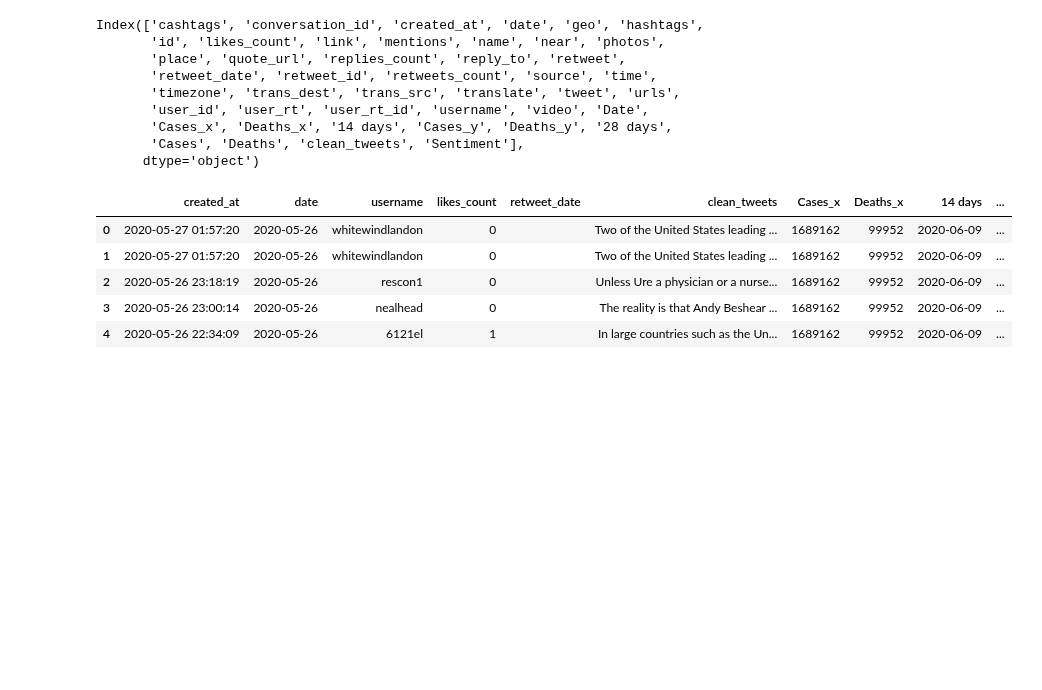
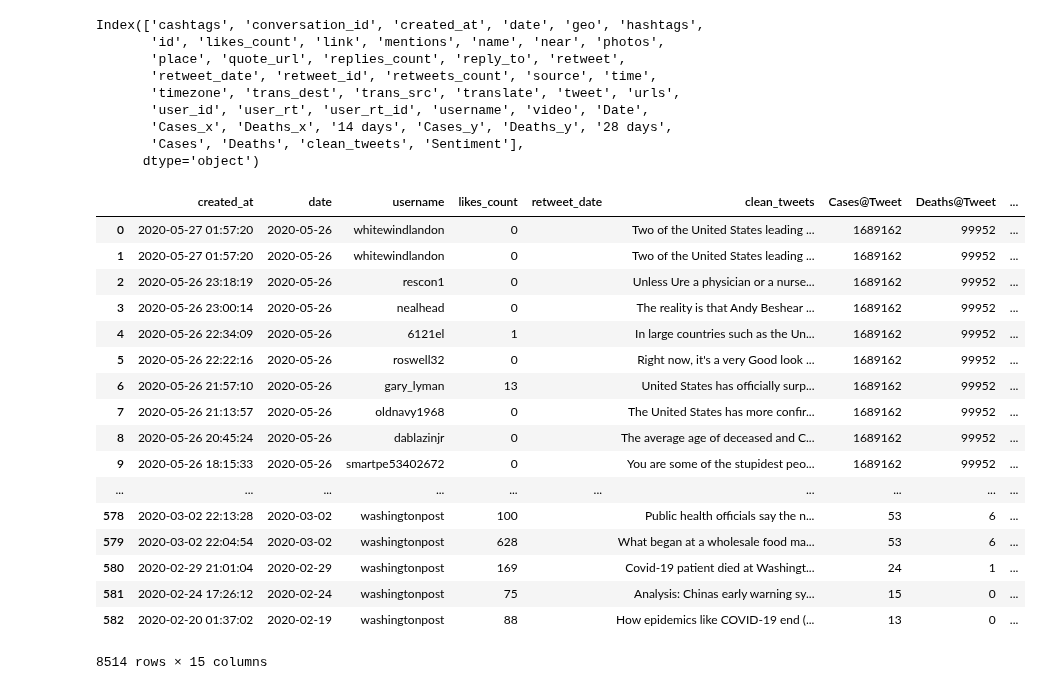
Before and after one commit to jdsmithwes/Capstone-Project, a Jupyter notebook: Covid_notebook_7_14.ipynb, the cells around one changed output. Drawn from its saved outputs; the diff is of its cells as text; code cells hidden in the pictures; blank space fills up the shorter version.

```diff
--- a/Covid_notebook_7_14.ipynb
+++ b/Covid_notebook_7_14.ipynb
@@ -273,10 +274,23 @@ Index(['cashtags', 'conversation_id', 'created_at', 'date', 'geo', 'hashtags',
 Sentiment_Tweet_df = Master_Tweet_df[['created_at','date','username','likes_count','retweet_date','clean_tweets','Cases_x','Deaths_x','14 days','Cases_y','Deaths_y','28 days','Cases','Deaths','Sentiment']]
-# %%
-Sentiment_Tweet_df.head(5)
-# %% [output]
-|  | created_at | date | username | likes_count | retweet_date | clean_tweets | Cases_x | Deaths_x | 14 days | ... |
-| 0 | 2020-05-27 01:57:20 | 2020-05-26 | whitewindlandon | 0 |  | Two of the United States leading ... | 1689162 | 99952 | 2020-06-09 | ... |
-| 1 | 2020-05-27 01:57:20 | 2020-05-26 | whitewindlandon | 0 |  | Two of the United States leading ... | 1689162 | 99952 | 2020-06-09 | ... |
-| 2 | 2020-05-26 23:18:19 | 2020-05-26 | rescon1 | 0 |  | Unless Ure a physician or a nurse... | 1689162 | 99952 | 2020-06-09 | ... |
-| 3 | 2020-05-26 23:00:14 | 2020-05-26 | nealhead | 0 |  | The reality is that Andy Beshear ... | 1689162 | 99952 | 2020-06-09 | ... |
-| 4 | 2020-05-26 22:34:09 | 2020-05-26 | 6121el | 1 |  | In large countries such as the Un... | 1689162 | 99952 | 2020-06-09 | ... |
+# %%
+Sentiment_Tweet_df.head(5)
+Sentiment_Tweet_df.rename(columns={'Cases_x':'Cases@Tweet','Deaths_x':'Deaths@Tweet','Cases_y':'Cases@14','Deaths_y':'Deaths@14','Cases':'Cases@48','Deaths':'Deaths@48'})
+# %% [output]
+|  | created_at | date | username | likes_count | retweet_date | clean_tweets | Cases@Tweet | Deaths@Tweet | ... |
+| 0 | 2020-05-27 01:57:20 | 2020-05-26 | whitewindlandon | 0 |  | Two of the United States leading ... | 1689162 | 99952 | ... |
+| 1 | 2020-05-27 01:57:20 | 2020-05-26 | whitewindlandon | 0 |  | Two of the United States leading ... | 1689162 | 99952 | ... |
+| 2 | 2020-05-26 23:18:19 | 2020-05-26 | rescon1 | 0 |  | Unless Ure a physician or a nurse... | 1689162 | 99952 | ... |
+| 3 | 2020-05-26 23:00:14 | 2020-05-26 | nealhead | 0 |  | The reality is that Andy Beshear ... | 1689162 | 99952 | ... |
+| 4 | 2020-05-26 22:34:09 | 2020-05-26 | 6121el | 1 |  | In large countries such as the Un... | 1689162 | 99952 | ... |
+| 5 | 2020-05-26 22:22:16 | 2020-05-26 | roswell32 | 0 |  | Right now, it's a very Good look ... | 1689162 | 99952 | ... |
+| 6 | 2020-05-26 21:57:10 | 2020-05-26 | gary_lyman | 13 |  | United States has officially surp... | 1689162 | 99952 | ... |
+| 7 | 2020-05-26 21:13:57 | 2020-05-26 | oldnavy1968 | 0 |  | The United States has more confir... | 1689162 | 99952 | ... |
+| 8 | 2020-05-26 20:45:24 | 2020-05-26 | dablazinjr | 0 |  | The average age of deceased and C... | 1689162 | 99952 | ... |
+| 9 | 2020-05-26 18:15:33 | 2020-05-26 | smartpe53402672 | 0 |  | You are some of the stupidest peo... | 1689162 | 99952 | ... |
+| ... | ... | ... | ... | ... | ... | ... | ... | ... | ... |
+| 578 | 2020-03-02 22:13:28 | 2020-03-02 | washingtonpost | 100 |  | Public health officials say the n... | 53 | 6 | ... |
+| 579 | 2020-03-02 22:04:54 | 2020-03-02 | washingtonpost | 628 |  | What began at a wholesale food ma... | 53 | 6 | ... |
+| 580 | 2020-02-29 21:01:04 | 2020-02-29 | washingtonpost | 169 |  | Covid-19 patient died at Washingt... | 24 | 1 | ... |
+| 581 | 2020-02-24 17:26:12 | 2020-02-24 | washingtonpost | 75 |  | Analysis: Chinas early warning sy... | 15 | 0 | ... |
+| 582 | 2020-02-20 01:37:02 | 2020-02-19 | washingtonpost | 88 |  | How epidemics like COVID-19 end (... | 13 | 0 | ... |
+8514 rows × 15 columns
```
Also changed, not shown: parts of 2 cells of this notebook.
